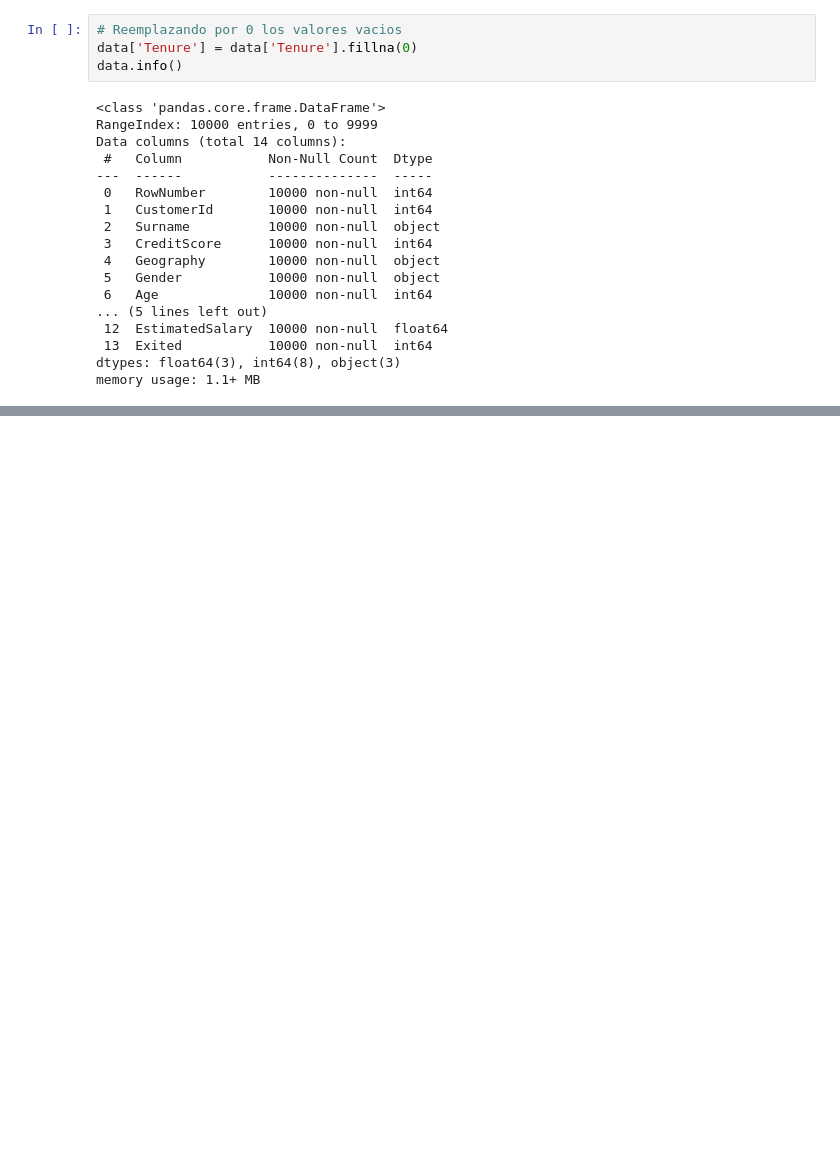
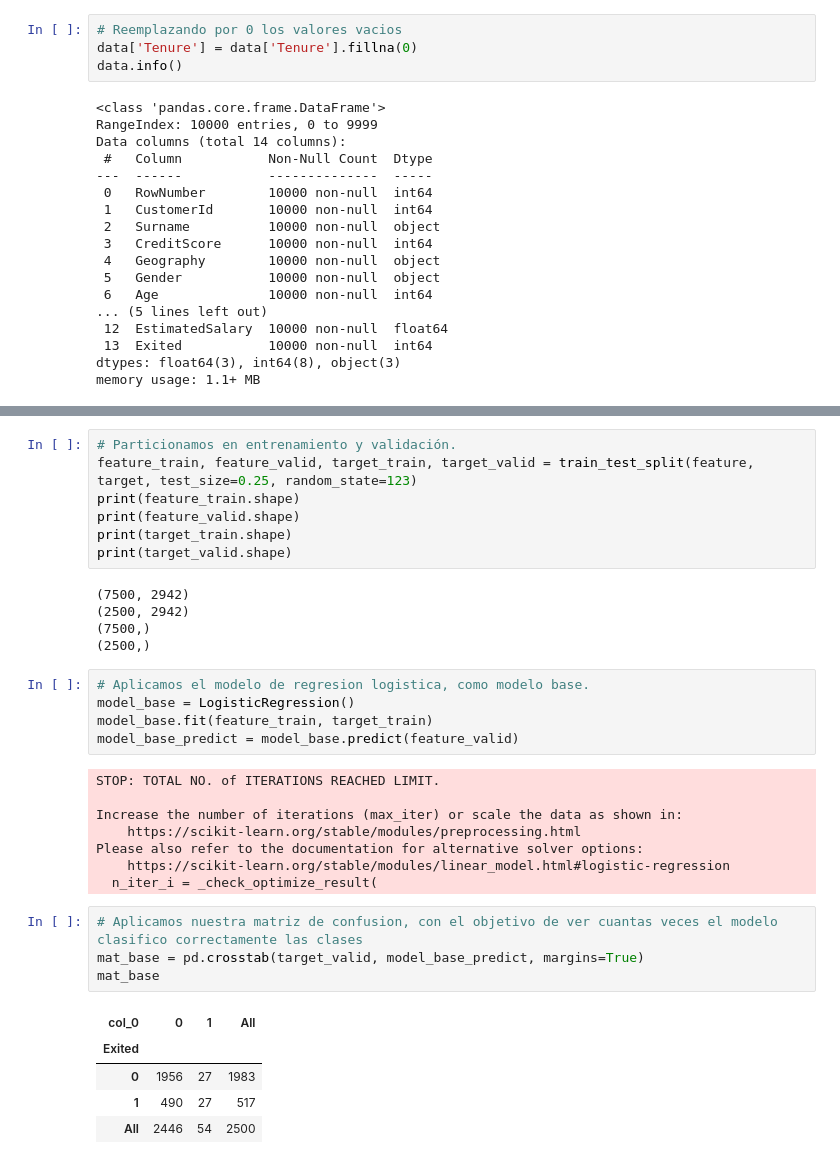
Before and after one commit to marxramos/Analisis-Churn-Beta-Bank, a Jupyter notebook: Notebooks/chrun_beta_bank.ipynb, the cells around one changed output, grey strips where cells are left out. Cells and saved outputs as stored; diff of their text form; blank space fills up the shorter version.

```diff
--- a/Notebooks/chrun_beta_bank.ipynb
+++ b/Notebooks/chrun_beta_bank.ipynb
@@ -99,0 +146,35 @@ memory usage: 1.1+ MB
+# %%
+# Particionamos en entrenamiento y validación.
+feature_train, feature_valid, target_train, target_valid = train_test_split(feature, target, test_size=0.25, random_state=123)
+print(feature_train.shape)
+print(feature_valid.shape)
+print(target_train.shape)
+print(target_valid.shape)
+# %% [output]
+(7500, 2942)
+(2500, 2942)
+(7500,)
+(2500,)
+# %%
+# Aplicamos el modelo de regresion logistica, como modelo base.
+model_base = LogisticRegression()
+model_base.fit(feature_train, target_train)
+model_base_predict = model_base.predict(feature_valid)
+# %% [output]
+STOP: TOTAL NO. of ITERATIONS REACHED LIMIT.
+
+Increase the number of iterations (max_iter) or scale the data as shown in:
+    https://scikit-learn.org/stable/modules/preprocessing.html
+Please also refer to the documentation for alternative solver options:
+    https://scikit-learn.org/stable/modules/linear_model.html#logistic-regression
+  n_iter_i = _check_optimize_result(
+# %%
+# Aplicamos nuestra matriz de confusion, con el objetivo de ver cuantas veces el modelo clasifico correctamente las clases
+mat_base = pd.crosstab(target_valid, model_base_predict, margins=True)
+mat_base
+# %% [output]
+| col_0 | 0 | 1 | All |
+| Exited |  |  |  |
+| 0 | 1956 | 27 | 1983 |
+| 1 | 490 | 27 | 517 |
+| All | 2446 | 54 | 2500 |
```
Also changed, not shown: parts of 6 cells of this notebook.
